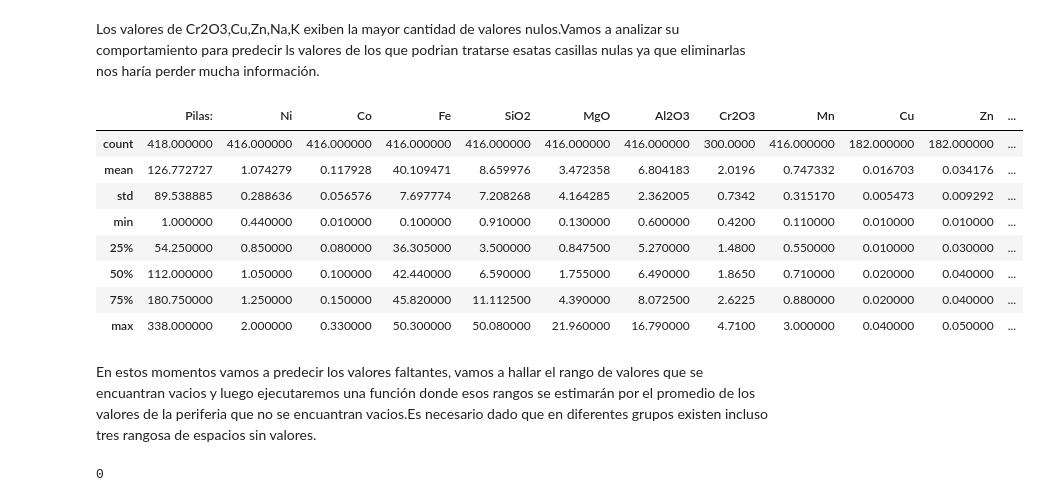
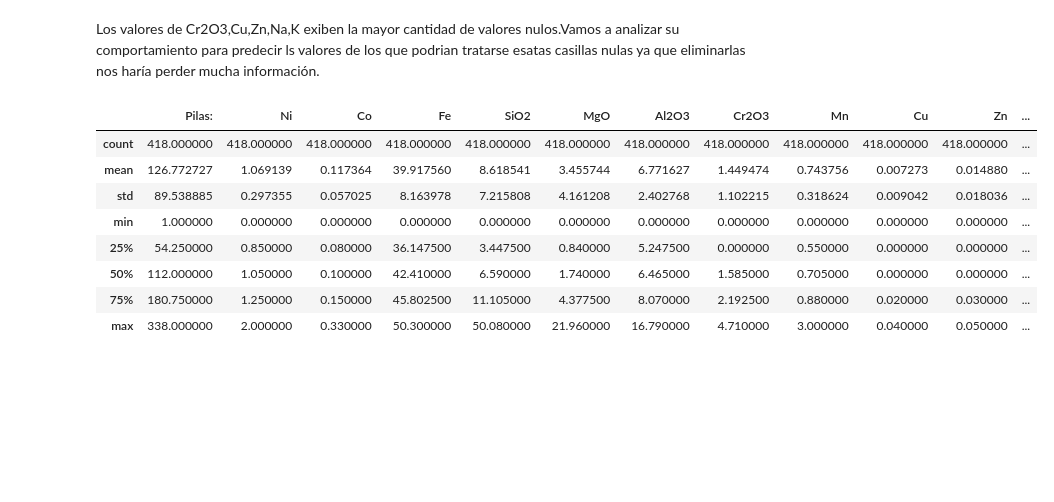
Before and after one commit to roxyconstantine-dev/Proyecto-Final-de-An-lisis-Datos, a Jupyter notebook: untitled1.ipynb, the cells around one changed output. Cells and saved outputs as stored; diff of their text form; code cells hidden in the pictures; blank space fills up the shorter version.

```diff
--- a/untitled1.ipynb
+++ b/untitled1.ipynb
@@ -64,7 +64,7 @@ datos.isnull().sum().sum()
 Tenemos numerosos datos vacios.
 Calculemos los valores faltantes por columna.
 # %%
-datos2 = datos.dropna()
+datos2 = datos.fillna(0)
 datos2
 # %% [output]
 |  | Código | Pilas: | Frente: | Ni | Co | Fe | SiO2 | MgO | Al2O3 | Cr2O3 | Mn | ... |
@@ -109,31 +103,14 @@ dtype: int64
 # %% [markdown]
 Los valores de Cr2O3,Cu,Zn,Na,K exiben la mayor cantidad de valores nulos.Vamos a analizar su comportamiento para predecir ls valores de los que podrian tratarse esatas casillas nulas ya que eliminarlas nos haría perder mucha información.
 # %%
-datos.describe()
+datos2.describe()
 # %% [output]
 |  | Pilas: | Ni | Co | Fe | SiO2 | MgO | Al2O3 | Cr2O3 | Mn | Cu | Zn | ... |
-| count | 418.000000 | 416.000000 | 416.000000 | 416.000000 | 416.000000 | 416.000000 | 416.000000 | 300.0000 | 416.000000 | 182.000000 | 182.000000 | ... |
-| mean | 126.772727 | 1.074279 | 0.117928 | 40.109471 | 8.659976 | 3.472358 | 6.804183 | 2.0196 | 0.747332 | 0.016703 | 0.034176 | ... |
-| std | 89.538885 | 0.288636 | 0.056576 | 7.697774 | 7.208268 | 4.164285 | 2.362005 | 0.7342 | 0.315170 | 0.005473 | 0.009292 | ... |
-| min | 1.000000 | 0.440000 | 0.010000 | 0.100000 | 0.910000 | 0.130000 | 0.600000 | 0.4200 | 0.110000 | 0.010000 | 0.010000 | ... |
-| 25% | 54.250000 | 0.850000 | 0.080000 | 36.305000 | 3.500000 | 0.847500 | 5.270000 | 1.4800 | 0.550000 | 0.010000 | 0.030000 | ... |
-| 50% | 112.000000 | 1.050000 | 0.100000 | 42.440000 | 6.590000 | 1.755000 | 6.490000 | 1.8650 | 0.710000 | 0.020000 | 0.040000 | ... |
-| 75% | 180.750000 | 1.250000 | 0.150000 | 45.820000 | 11.112500 | 4.390000 | 8.072500 | 2.6225 | 0.880000 | 0.020000 | 0.040000 | ... |
-| max | 338.000000 | 2.000000 | 0.330000 | 50.300000 | 50.080000 | 21.960000 | 16.790000 | 4.7100 | 3.000000 | 0.040000 | 0.050000 | ... |
+| count | 418.000000 | 418.000000 | 418.000000 | 418.000000 | 418.000000 | 418.000000 | 418.000000 | 418.000000 | 418.000000 | 418.000000 | 418.000000 | ... |
+| mean | 126.772727 | 1.069139 | 0.117364 | 39.917560 | 8.618541 | 3.455744 | 6.771627 | 1.449474 | 0.743756 | 0.007273 | 0.014880 | ... |
+| std | 89.538885 | 0.297355 | 0.057025 | 8.163978 | 7.215808 | 4.161208 | 2.402768 | 1.102215 | 0.318624 | 0.009042 | 0.018036 | ... |
+| min | 1.000000 | 0.000000 | 0.000000 | 0.000000 | 0.000000 | 0.000000 | 0.000000 | 0.000000 | 0.000000 | 0.000000 | 0.000000 | ... |
+| 25% | 54.250000 | 0.850000 | 0.080000 | 36.147500 | 3.447500 | 0.840000 | 5.247500 | 0.000000 | 0.550000 | 0.000000 | 0.000000 | ... |
+| 50% | 112.000000 | 1.050000 | 0.100000 | 42.410000 | 6.590000 | 1.740000 | 6.465000 | 1.585000 | 0.705000 | 0.000000 | 0.000000 | ... |
+| 75% | 180.750000 | 1.250000 | 0.150000 | 45.802500 | 11.105000 | 4.377500 | 8.070000 | 2.192500 | 0.880000 | 0.020000 | 0.030000 | ... |
+| max | 338.000000 | 2.000000 | 0.330000 | 50.300000 | 50.080000 | 21.960000 | 16.790000 | 4.710000 | 3.000000 | 0.040000 | 0.050000 | ... |
-# %% [markdown]
-En estos momentos vamos a predecir los valores faltantes, vamos a hallar el rango de valores que se encuantran vacios y luego ejecutaremos una función donde esos rangos se estimarán por el promedio de los valores de la periferia que no se encuantran vacios.Es necesario dado que en diferentes grupos existen incluso tres rangosa de espacios sin valores.
-# %%
-
-datos3=datos.to_numpy().transpose().tolist()
-nombres_columnas= datos.columns.values
-datos3
-x_Cr2O3=datos3[9]
-x_Cu=datos3[11]
-x_Zn=datos3[12]
-x_Na=datos3[13]
-x_K=datos3[14]
-
-datos=datos.fillna(method="pad")
-datos.isnull().sum().sum()
-# %% [output]
-0
```
Also changed, not shown: parts of 7 cells of this notebook.
